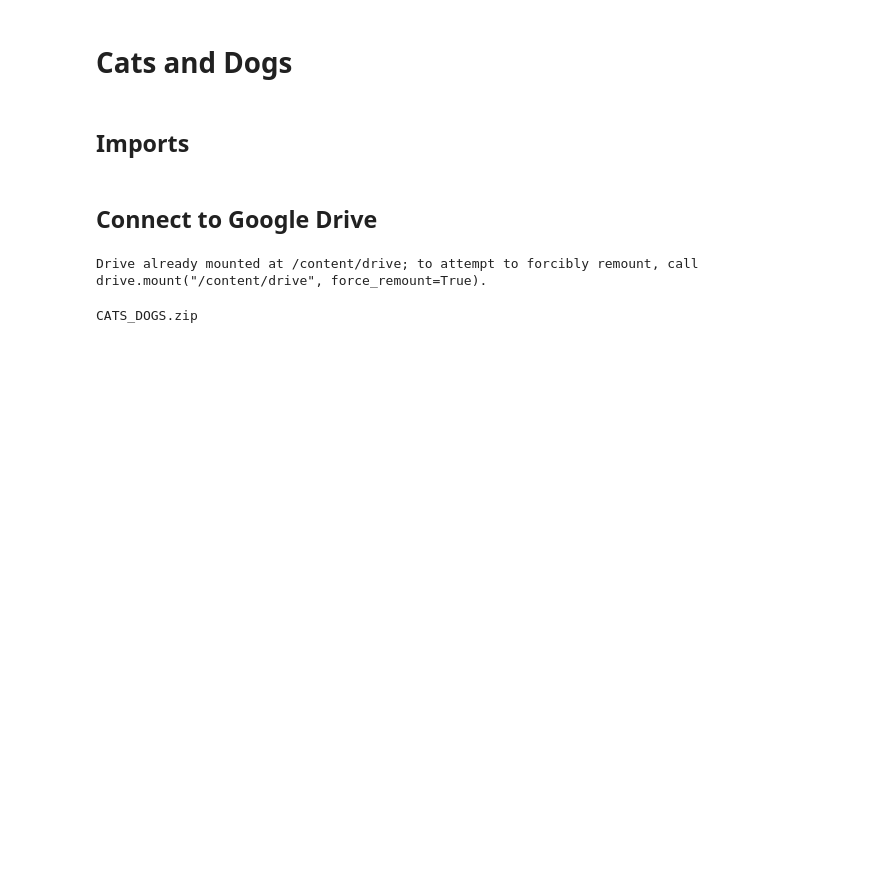
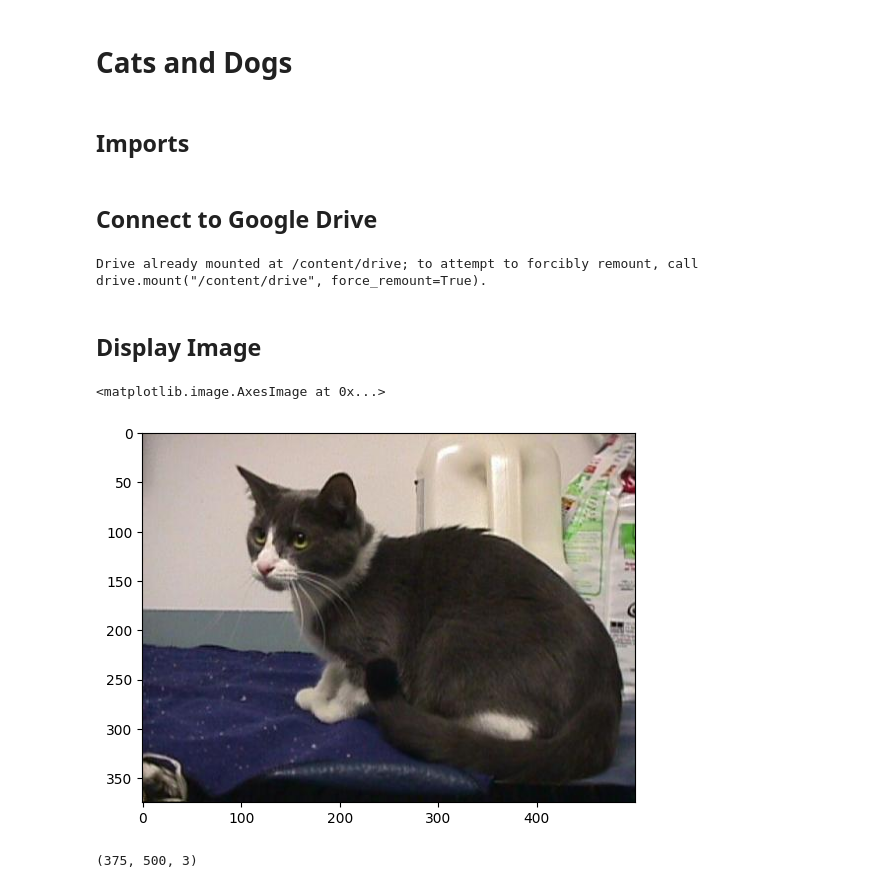
Before and after one commit to Zahed-Golabi/Computer-Vision, a Jupyter notebook: 7. Deep learning for Computer Vision/Cats and Dogs.ipynb, the cells around one changed output. Saved outputs shown, nothing was run; the diff lists cells and outputs as text; code cells hidden in the pictures; blank space fills up the shorter version.

Commit message:
preprocess images

```diff
--- a/7. Deep learning for Computer Vision/Cats and Dogs.ipynb
+++ b/7. Deep learning for Computer Vision/Cats and Dogs.ipynb
@@ -24,6 +24,18 @@ import zipfile
 zip_ref = zipfile.ZipFile("/content/drive/MyDrive/Colab Notebooks/Dataset/CATS_DOGS.zip", 'r')
 zip_ref.extractall("/content/CAT and Dogs")
 zip_ref.close()
+# %% [markdown]
+## Display Image
 # %%
+cat4 = cv2.imread("/content/CAT and Dogs/CATS_DOGS/train/CAT/4.jpg")
-# %% [output]
-CATS_DOGS.zip
+# %%
+cat4 = cv2.cvtColor(cat4, cv2.COLOR_BGR2RGB)
+# %%
+plt.imshow(cat4)
+# %% [output]
+<matplotlib.image.AxesImage at 0x...>
+[figure, added]
+# %%
+cat4.shape
+# %% [output]
+(375, 500, 3)
```
Also changed, not shown: parts of 9 cells of this notebook.
